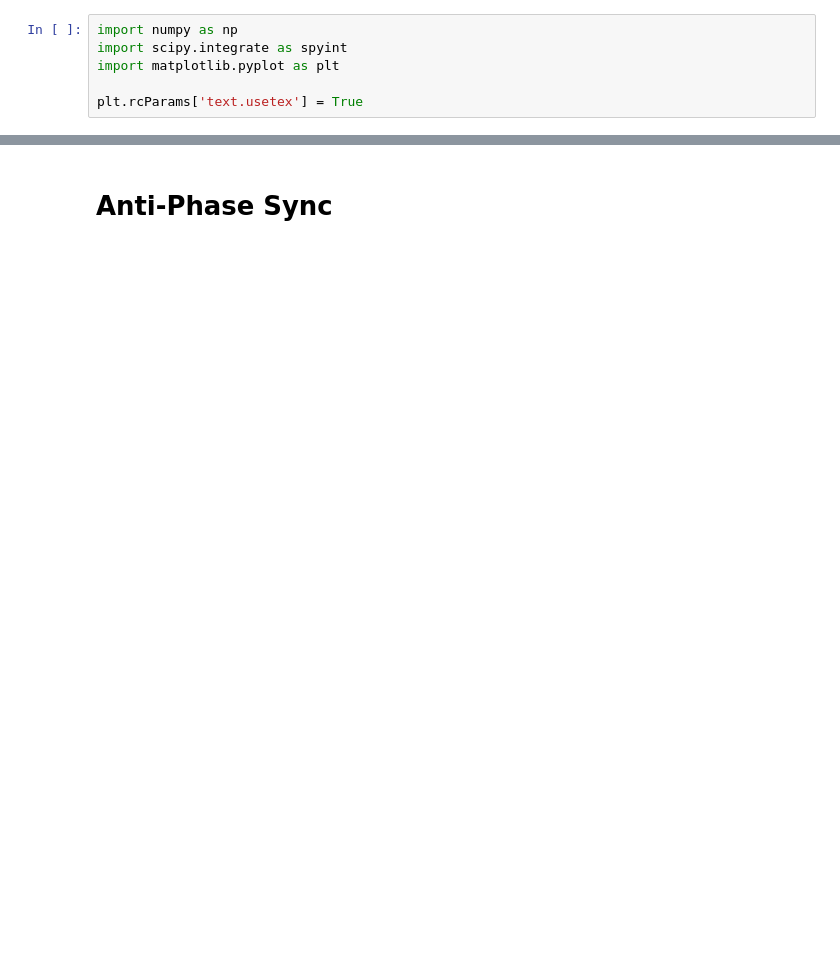
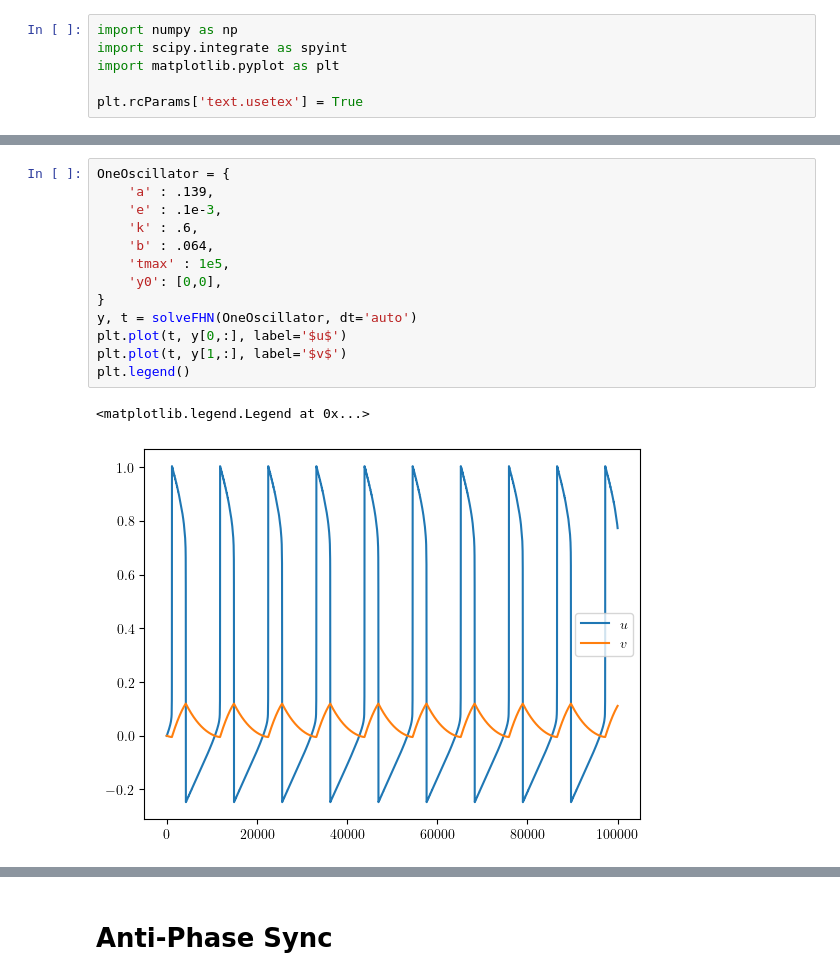
Before and after one commit to akshaysanjeevk/FHN-Relaxed-Oscillators, a Jupyter notebook: reboot/test.ipynb, the cells around one changed output, grey strips where cells are left out. Saved outputs shown, nothing was run; the diff lists cells and outputs as text; blank space fills up the shorter version.

```diff
--- a/reboot/test.ipynb
+++ b/reboot/test.ipynb
@@ -50,0 +68,16 @@ def solve_plot(prm):
+# %%
+OneOscillator = {
+    'a' : .139,
+    'e' : .1e-3,
+    'k' : .6,
+    'b' : .064,
+    'tmax' : 1e5,
+    'y0': [0,0],
+}
+y, t = solveFHN(OneOscillator, dt='auto')
+plt.plot(t, y[0,:], label='$u$')
+plt.plot(t, y[1,:], label='$v$')
+plt.legend()
+# %% [output]
+<matplotlib.legend.Legend at 0x...>
+[figure, added]
```
Also changed, not shown: parts of 18 cells of this notebook, 5 other files.
